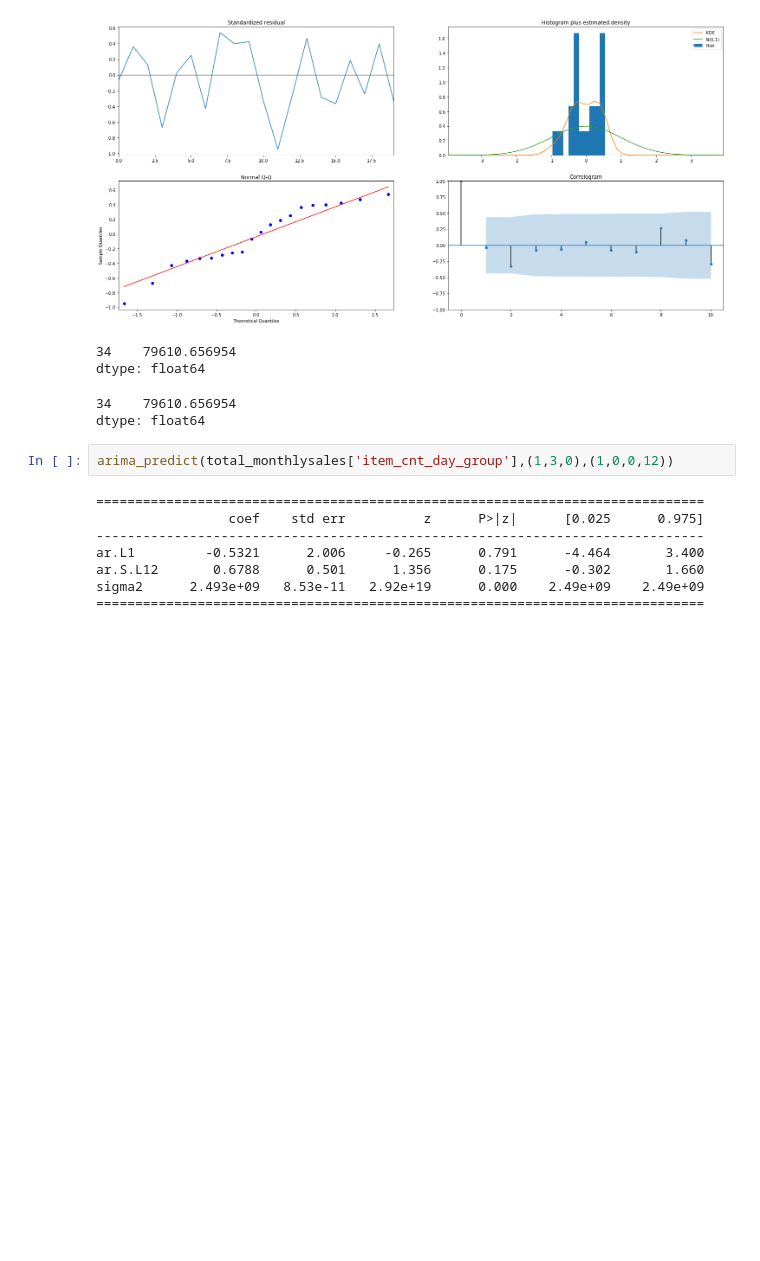
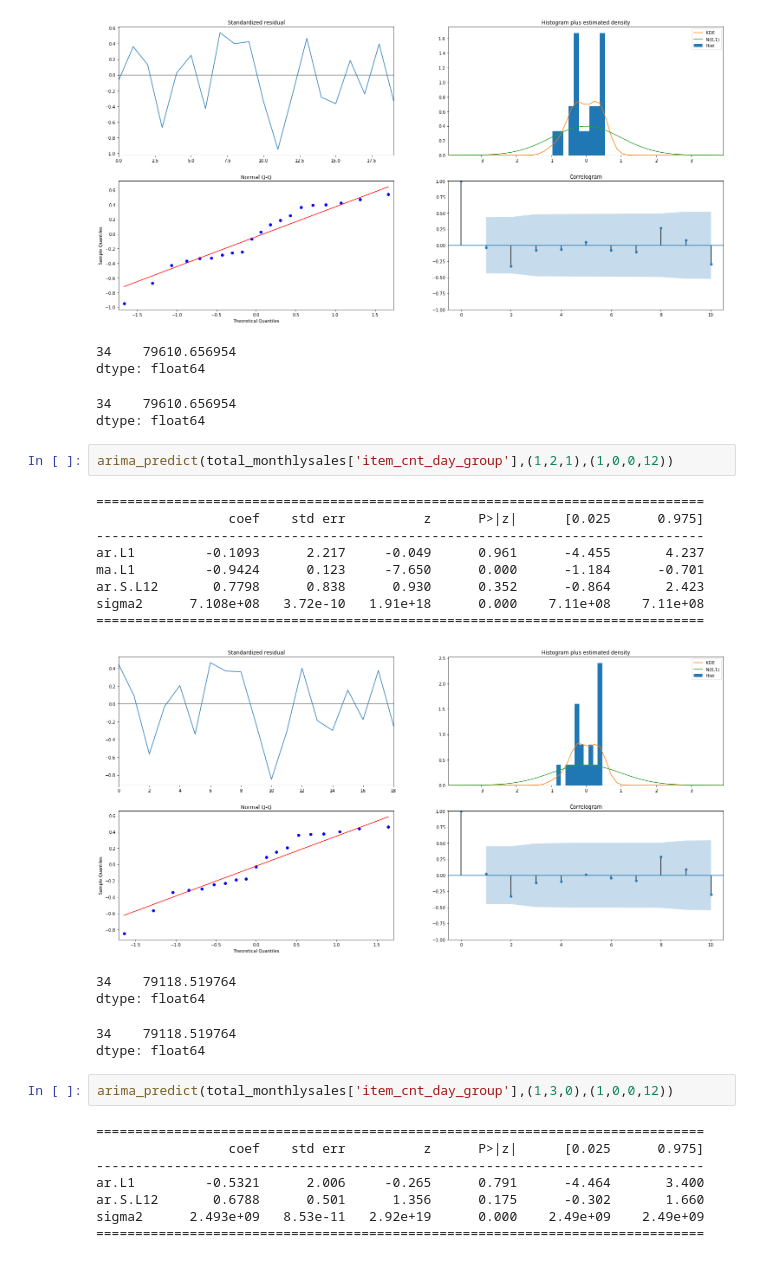
Before and after one commit to PaulGuo5/Predict-Future-Sales, a Jupyter notebook: arima.ipynb, the cells around one changed output. Cells and saved outputs as stored; diff of their text form; blank space fills up the shorter version.

Commit message:
update arima

```diff
--- a/arima.ipynb
+++ b/arima.ipynb
@@ -191,6 +191,22 @@ sigma2      5.273e+08   4.73e-09   1.12e+17      0.000    5.27e+08    5.27e+08
 dtype: float64
 34    79610.656954
 dtype: float64
+# %%
+arima_predict(total_monthlysales['item_cnt_day_group'],(1,2,1),(1,0,0,12))
+# %% [output]
+==============================================================================
+                 coef    std err          z      P>|z|      [0.025      0.975]
+------------------------------------------------------------------------------
+ar.L1         -0.1093      2.217     -0.049      0.961      -4.455       4.237
+ma.L1         -0.9424      0.123     -7.650      0.000      -1.184      -0.701
+ar.S.L12       0.7798      0.838      0.930      0.352      -0.864       2.423
+sigma2      7.108e+08   3.72e-10   1.91e+18      0.000    7.11e+08    7.11e+08
+==============================================================================
+[figure, added]
+34    79118.519764
+dtype: float64
+34    79118.519764
+dtype: float64
 # %%
 arima_predict(total_monthlysales['item_cnt_day_group'],(1,3,0),(1,0,0,12))
 # %% [output]
```
Also changed, not shown: parts of 1 cell of this notebook.
